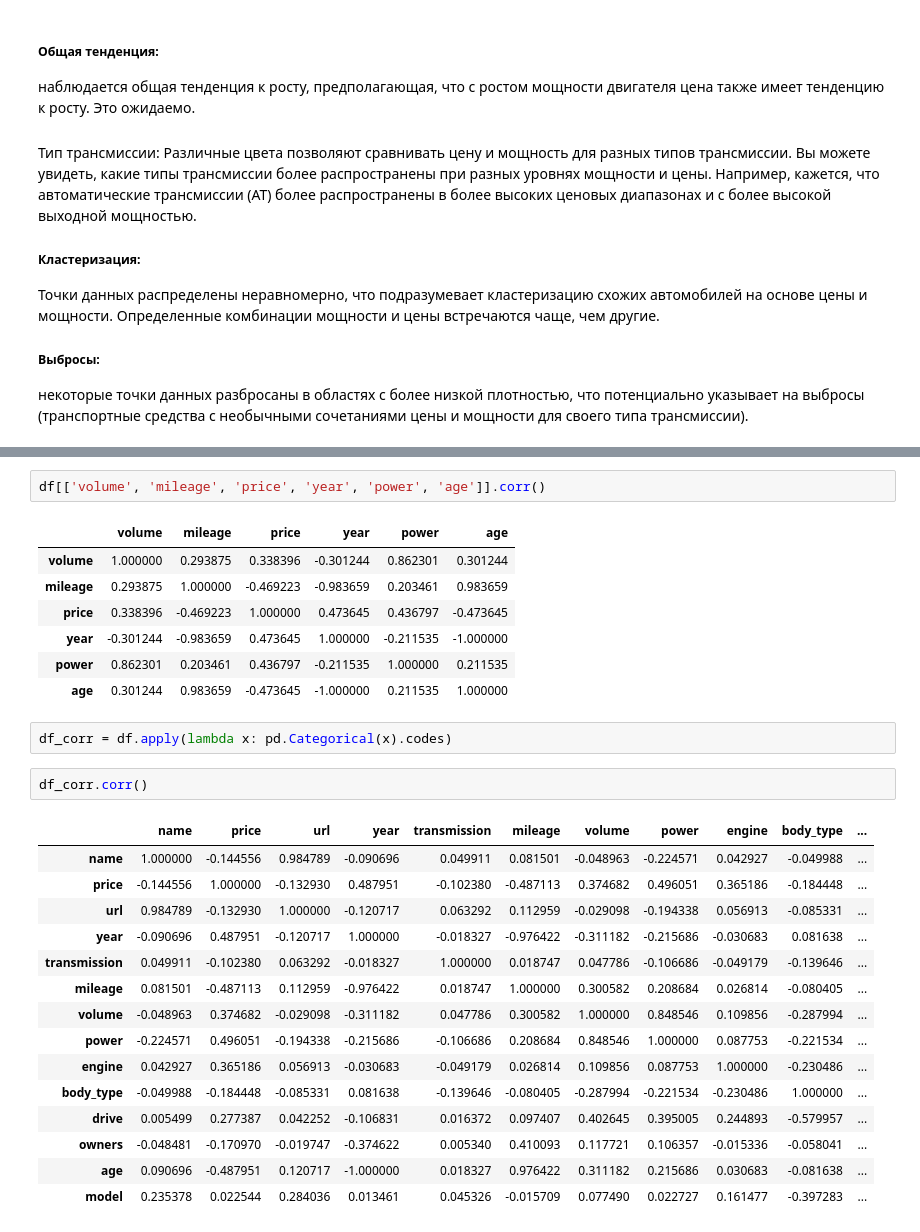
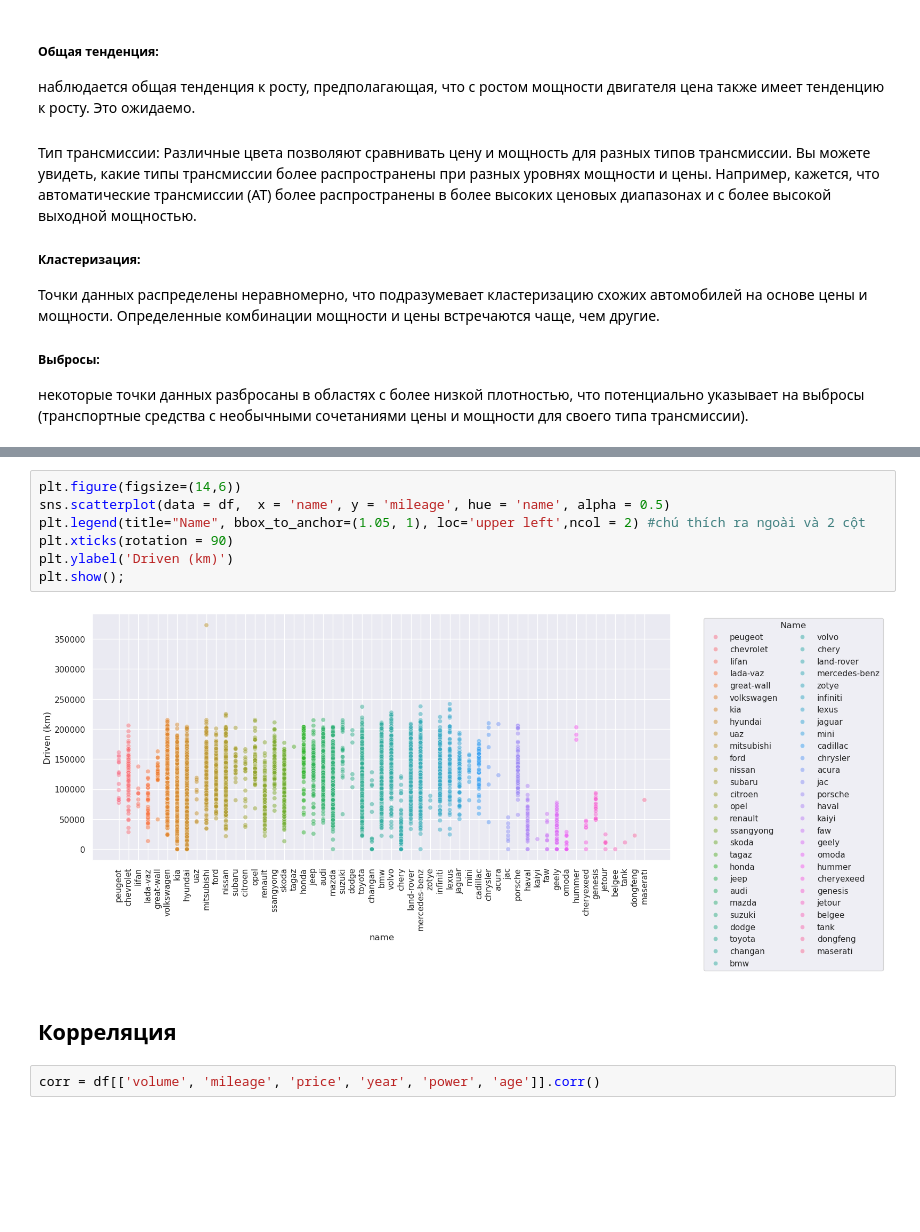
Before and after one commit to maxtyrsa/maxtyrsa, a Jupyter notebook: Анализ рынка подержанных автомобилей: парсинг данных с carro.ru/carro.ipynb, the cells around one changed output, grey strips where cells are left out. Drawn from its saved outputs; the diff is of its cells as text; blank space fills up the shorter version.

Commit message:
corr analists and regresion

```diff
--- a/Анализ рынка подержанных автомобилей: парсинг данных с carro.ru/carro.ipynb
+++ b/Анализ рынка подержанных автомобилей: парсинг данных с carro.ru/carro.ipynb
@@ -125,30 +245,13 @@ year_median_price = df.groupby(['year'], as_index=False).agg({'price': 'median'}
+# %%
+plt.figure(figsize=(14,6))
+sns.scatterplot(data = df,  x = 'name', y = 'mileage', hue = 'name', alpha = 0.5)
+plt.legend(title="Name", bbox_to_anchor=(1.05, 1), loc='upper left',ncol = 2) #chú thích ra ngoài và 2 cột
+plt.xticks(rotation = 90)
+plt.ylabel('Driven (km)')
+plt.show();
+# %% [output]
+[figure, added]
+# %% [markdown]
+## Корреляция
 # %%
-df[['volume', 'mileage', 'price', 'year', 'power', 'age']].corr()
+corr = df[['volume', 'mileage', 'price', 'year', 'power', 'age']].corr()
-# %% [output]
-|  | volume | mileage | price | year | power | age |
-| volume | 1.000000 | 0.293875 | 0.338396 | -0.301244 | 0.862301 | 0.301244 |
-| mileage | 0.293875 | 1.000000 | -0.469223 | -0.983659 | 0.203461 | 0.983659 |
-| price | 0.338396 | -0.469223 | 1.000000 | 0.473645 | 0.436797 | -0.473645 |
-| year | -0.301244 | -0.983659 | 0.473645 | 1.000000 | -0.211535 | -1.000000 |
-| power | 0.862301 | 0.203461 | 0.436797 | -0.211535 | 1.000000 | 0.211535 |
-| age | 0.301244 | 0.983659 | -0.473645 | -1.000000 | 0.211535 | 1.000000 |
-# %%
-df_corr = df.apply(lambda x: pd.Categorical(x).codes)
-# %%
-df_corr.corr()
-# %% [output]
-|  | name | price | url | year | transmission | mileage | volume | power | engine | body_type | ... |
-| name | 1.000000 | -0.144556 | 0.984789 | -0.090696 | 0.049911 | 0.081501 | -0.048963 | -0.224571 | 0.042927 | -0.049988 | ... |
-| price | -0.144556 | 1.000000 | -0.132930 | 0.487951 | -0.102380 | -0.487113 | 0.374682 | 0.496051 | 0.365186 | -0.184448 | ... |
-| url | 0.984789 | -0.132930 | 1.000000 | -0.120717 | 0.063292 | 0.112959 | -0.029098 | -0.194338 | 0.056913 | -0.085331 | ... |
-| year | -0.090696 | 0.487951 | -0.120717 | 1.000000 | -0.018327 | -0.976422 | -0.311182 | -0.215686 | -0.030683 | 0.081638 | ... |
-| transmission | 0.049911 | -0.102380 | 0.063292 | -0.018327 | 1.000000 | 0.018747 | 0.047786 | -0.106686 | -0.049179 | -0.139646 | ... |
-| mileage | 0.081501 | -0.487113 | 0.112959 | -0.976422 | 0.018747 | 1.000000 | 0.300582 | 0.208684 | 0.026814 | -0.080405 | ... |
-| volume | -0.048963 | 0.374682 | -0.029098 | -0.311182 | 0.047786 | 0.300582 | 1.000000 | 0.848546 | 0.109856 | -0.287994 | ... |
-| power | -0.224571 | 0.496051 | -0.194338 | -0.215686 | -0.106686 | 0.208684 | 0.848546 | 1.000000 | 0.087753 | -0.221534 | ... |
-| engine | 0.042927 | 0.365186 | 0.056913 | -0.030683 | -0.049179 | 0.026814 | 0.109856 | 0.087753 | 1.000000 | -0.230486 | ... |
-| body_type | -0.049988 | -0.184448 | -0.085331 | 0.081638 | -0.139646 | -0.080405 | -0.287994 | -0.221534 | -0.230486 | 1.000000 | ... |
-| drive | 0.005499 | 0.277387 | 0.042252 | -0.106831 | 0.016372 | 0.097407 | 0.402645 | 0.395005 | 0.244893 | -0.579957 | ... |
-| owners | -0.048481 | -0.170970 | -0.019747 | -0.374622 | 0.005340 | 0.410093 | 0.117721 | 0.106357 | -0.015336 | -0.058041 | ... |
-| age | 0.090696 | -0.487951 | 0.120717 | -1.000000 | 0.018327 | 0.976422 | 0.311182 | 0.215686 | 0.030683 | -0.081638 | ... |
-| model | 0.235378 | 0.022544 | 0.284036 | 0.013461 | 0.045326 | -0.015709 | 0.077490 | 0.022727 | 0.161477 | -0.397283 | ... |
```
Also changed, not shown: parts of 34 cells of this notebook.
